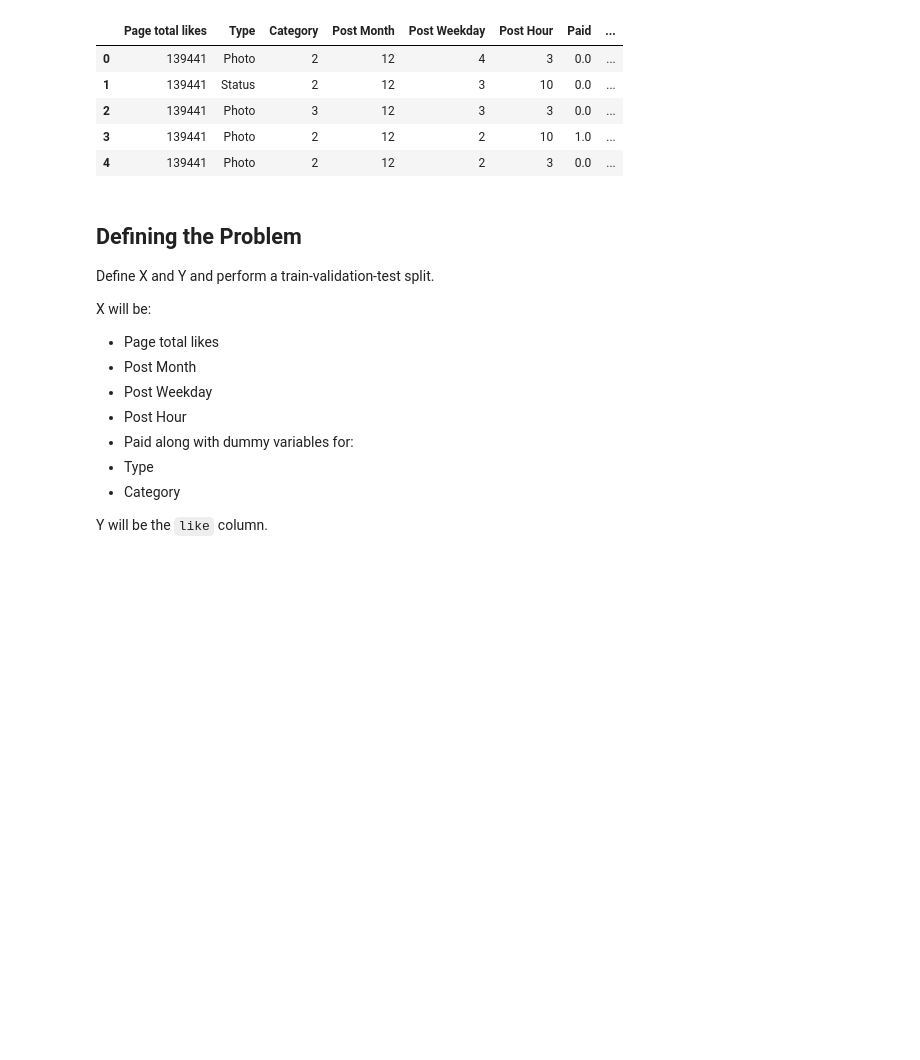
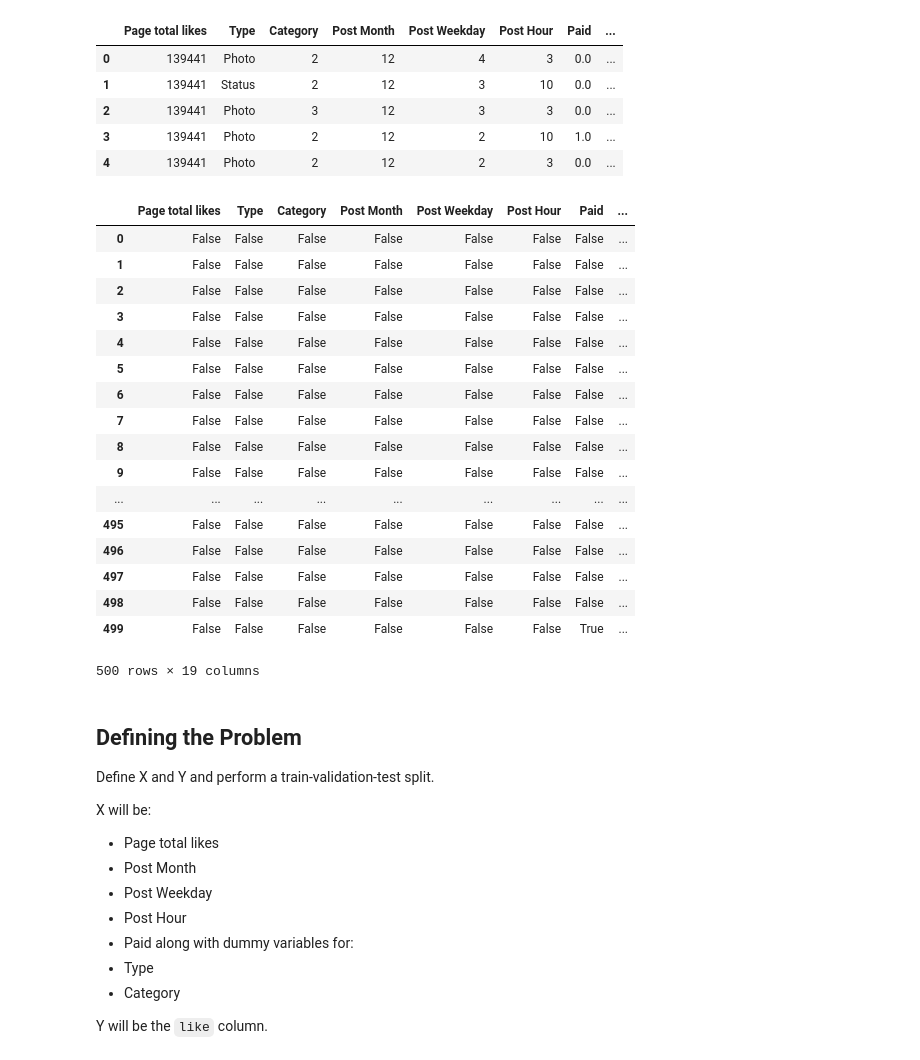
Before and after one commit to fleralle/dsc-tuning-neural-networks-with-normalization-lab-houston-ds-042219, a Jupyter notebook: index.ipynb, the cells around one changed output. Saved outputs shown, nothing was run; the diff lists cells and outputs as text; code cells hidden in the pictures; blank space fills up the shorter version.

```diff
--- a/index.ipynb
+++ b/index.ipynb
@@ -45,6 +45,27 @@ df.head()
 | 2 | 139441 | Photo | 3 | 12 | 3 | 3 | 0.0 | ... |
 | 3 | 139441 | Photo | 2 | 12 | 2 | 10 | 1.0 | ... |
 | 4 | 139441 | Photo | 2 | 12 | 2 | 3 | 0.0 | ... |
+# %%
+df.isna()
+# %% [output]
+|  | Page total likes | Type | Category | Post Month | Post Weekday | Post Hour | Paid | ... |
+| 0 | False | False | False | False | False | False | False | ... |
+| 1 | False | False | False | False | False | False | False | ... |
+| 2 | False | False | False | False | False | False | False | ... |
+| 3 | False | False | False | False | False | False | False | ... |
+| 4 | False | False | False | False | False | False | False | ... |
+| 5 | False | False | False | False | False | False | False | ... |
+| 6 | False | False | False | False | False | False | False | ... |
+| 7 | False | False | False | False | False | False | False | ... |
+| 8 | False | False | False | False | False | False | False | ... |
+| 9 | False | False | False | False | False | False | False | ... |
+| ... | ... | ... | ... | ... | ... | ... | ... | ... |
+| 495 | False | False | False | False | False | False | False | ... |
+| 496 | False | False | False | False | False | False | False | ... |
+| 497 | False | False | False | False | False | False | False | ... |
+| 498 | False | False | False | False | False | False | False | ... |
+| 499 | False | False | False | False | False | False | True | ... |
+500 rows × 19 columns
 # %% [markdown]
 ## Defining the Problem
 
```
